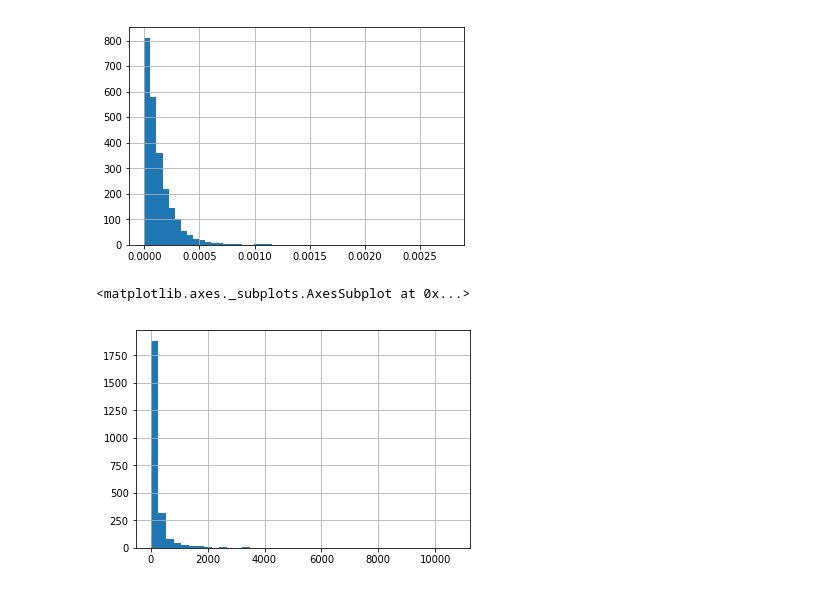
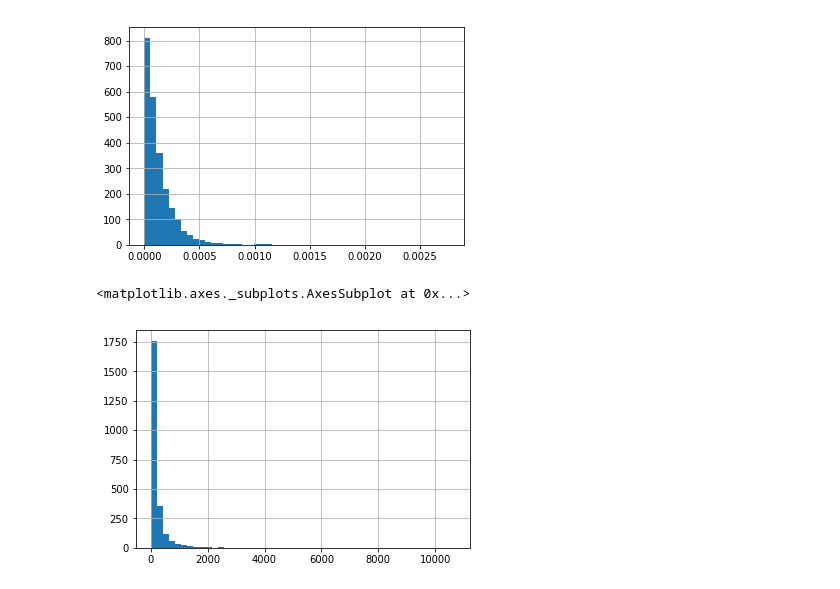
Before and after one commit to owentemple/TED-talks, a Jupyter notebook: transcript-process.ipynb, the cells around one changed output. Drawn from its saved outputs; the diff is of its cells as text; code cells hidden in the pictures.

```diff
--- a/transcript-process.ipynb
+++ b/transcript-process.ipynb
@@ -191,7 +191,7 @@ df['norm_persuasive'].hist(bins=50)
 <matplotlib.axes._subplots.AxesSubplot at 0x...>
 [figure]
 # %%
-df['persuasive'].hist(bins=40)
+df['persuasive'].hist(bins=50)
 # %% [output]
 <matplotlib.axes._subplots.AxesSubplot at 0x...>
-[figure, old version]
+[figure, new version]
```
Also changed, not shown: 2 other files.
